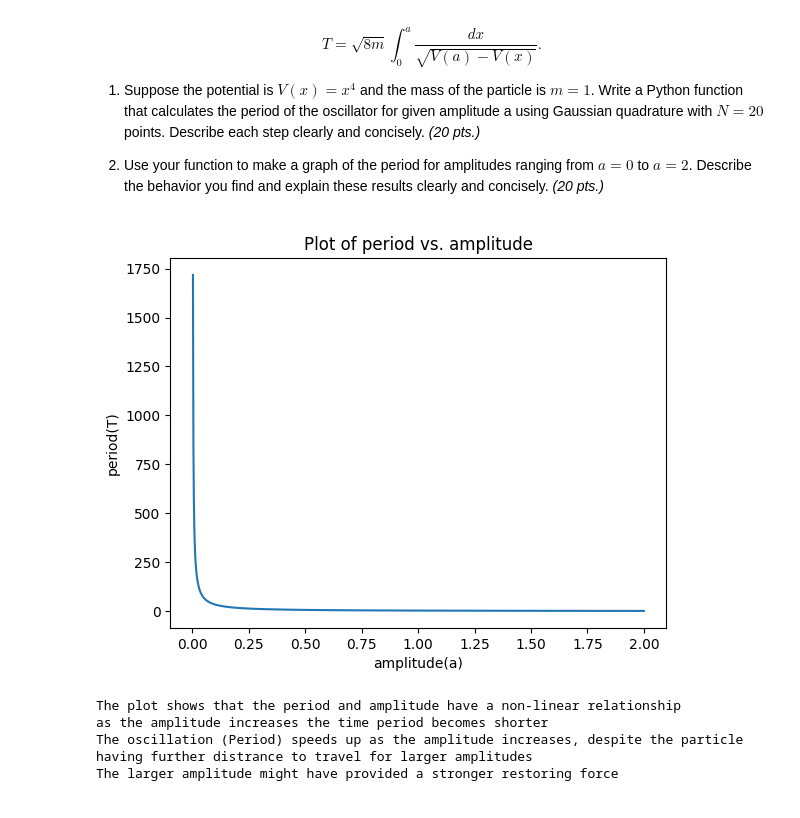
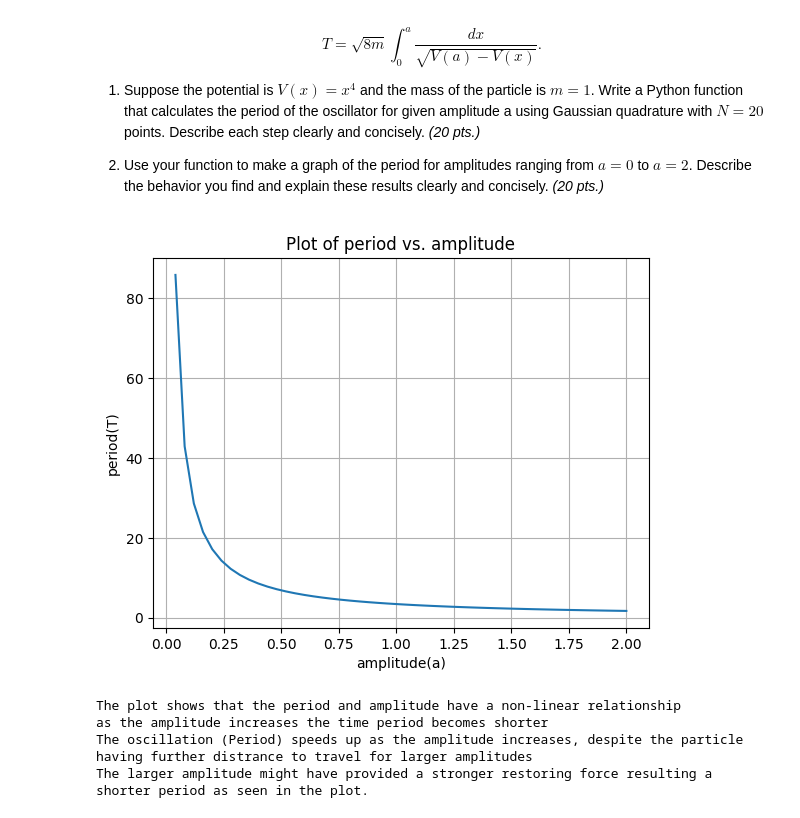
Before and after one commit to Balejado/Apphy-155, a Jupyter notebook: BALEJADO_lab_assignment_module1.ipynb, the cells around one changed output. Cells and saved outputs as stored; diff of their text form; code cells hidden in the pictures.

```diff
--- a/BALEJADO_lab_assignment_module1.ipynb
+++ b/BALEJADO_lab_assignment_module1.ipynb
@@ -275,39 +275,40 @@ def T(a, N):
   T = 0.0
   for k in range(1, N):
     T += wp[k]*integ(xp[k], a) # adds up the product of weights and function values at the quadrature points to get the approximation.
   return sqrt(8*m)*T           # returns the period T scaled by sqrt(8*m)
 
 ## PLOTTING ##
 
-# Listing thr Given values
+# Listing the Given values
 N = 20  # number of slices
 m = 1.0 # mass
 a = 2.0 # upper-bound amplitude
 
-#Plotting T versus a
-N_plot = 1000 # number of pts plotted
+# Plotting T versus a
+N_plot = 50 # number of pts plotted
 a_pts = np.zeros(N_plot) # x-axis
 T_pts = np.zeros(N_plot) # y-axis
 
 for i in range(N_plot):
   a_pts[i] = a/N_plot * (i+1) # generated amplitude values for plotting
 for i in range(N_plot):
   T_pts[i] = T(a_pts[i], N)   # computes the period for each amplitude
 
 plt.plot(a_pts, T_pts)                    # creates the plot amplitude vs. period
+plt.grid()                                # This grid allows us to make a better observation in the data on higher amplitude values
 plt.xlabel("amplitude(a)")                # adds the x-label for plot
 plt.ylabel("period(T)")                   # adds the y-label for plot
 plt.title("Plot of period vs. amplitude") # adds the title of the plot
 plt.show()                                # displays the plot
 print("") # space
 ## EXPLANATION OF THE BEHAVIOR OF THE PLOT ##
 print ("The plot shows that the period and amplitude have a non-linear relationship")
 print ("as the amplitude increases the time period becomes shorter")
 print ("The oscillation (Period) speeds up as the amplitude increases, despite the particle having further distrance to travel for larger amplitudes")
-print ("The larger amplitude might have provided a stronger restoring force")
+print ("The larger amplitude might have provided a stronger restoring force resulting a shorter period as seen in the plot.")
 # %% [output]
-[figure, old version]
+[figure, new version]
 The plot shows that the period and amplitude have a non-linear relationship
 as the amplitude increases the time period becomes shorter
 The oscillation (Period) speeds up as the amplitude increases, despite the particle having further distrance to travel for larger amplitudes
-The larger amplitude might have provided a stronger restoring force
+The larger amplitude might have provided a stronger restoring force resulting a shorter period as seen in the plot.
```
